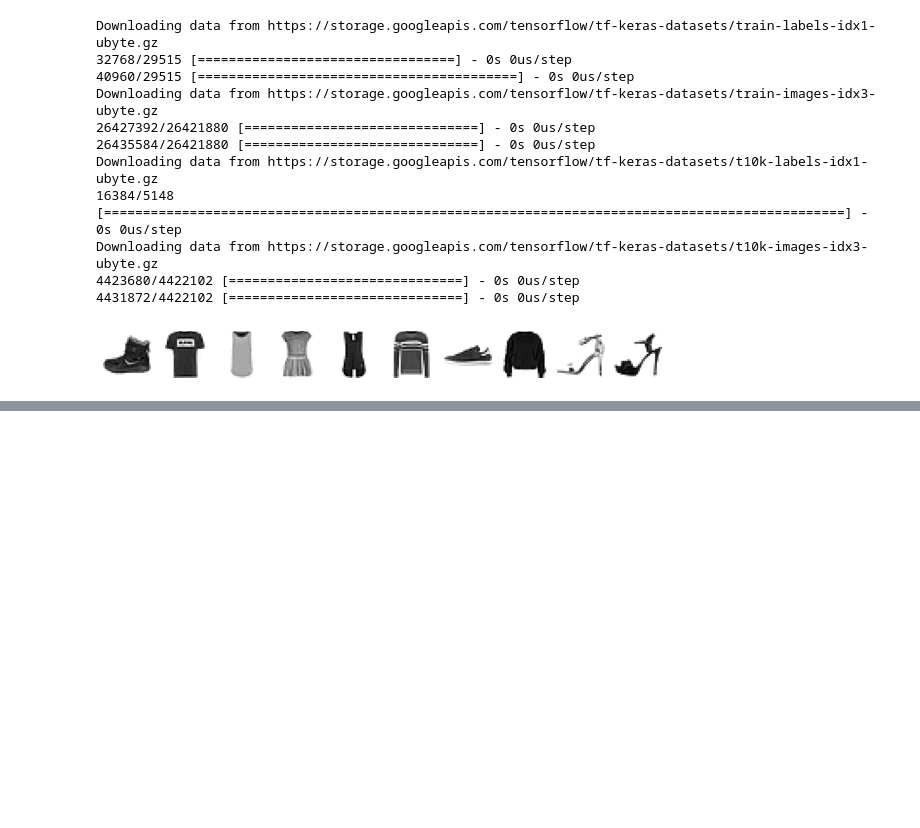
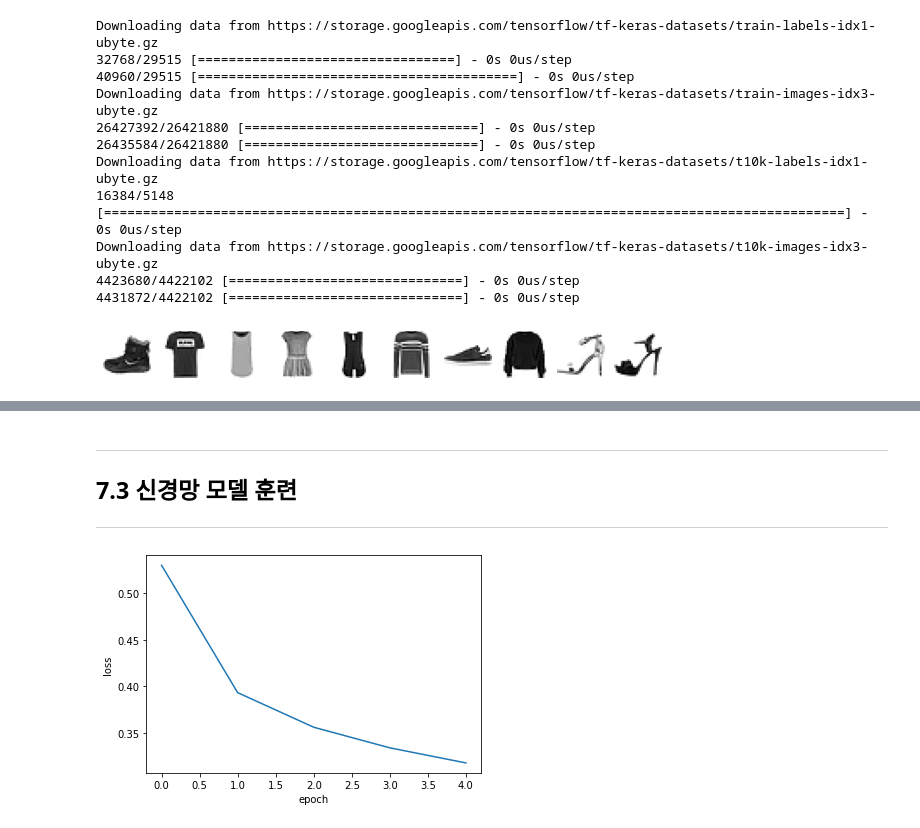
Before and after one commit to keizikang/self_study_mldl, a Jupyter notebook: 혼공머신_7장.ipynb, the cells around one changed output, grey strips where cells are left out. Cells and saved outputs as stored; diff of their text form; code cells hidden in the pictures; blank space fills up the shorter version.

```diff
--- a/혼공머신_7장.ipynb
+++ b/혼공머신_7장.ipynb
@@ -38,0 +357,12 @@ plt.show()
+# %%
+# Adam을 사용
+model = keras.Sequential()
+model.add(keras.layers.Flatten(input_shape=(28, 28)))
+model.add(keras.layers.Dense(100, activation='relu'))
+model.add(keras.layers.Dense(10, activation='softmax'))
+
+# 컴파일, 훈련
+model.compile(optimizer='adam',
+              loss='sparse_categorical_crossentropy',
+              metrics='accuracy')
+model.fit(train_scaled, train_target, epochs=5)
@@ -38,0 +387,40 @@ plt.show()
+# %% [markdown]
+---
+
+## 7.3 신경망 모델 훈련
+
+---
+# %%
+# 데이터 준비
+from tensorflow import keras
+from sklearn.model_selection import train_test_split
+(train_input, train_target), (test_input, test_target) = \
+keras.datasets.fashion_mnist.load_data()
+train_scaled = train_input / 255.0
+train_scaled, val_scaled, train_target, val_target = train_test_split(
+    train_scaled, train_target, test_size=0.2, random_state=42)
+# %%
+# 신경망 모델에 레이어를 추가하는 함수
+def model_fn(a_layer=None):
+  model = keras.Sequential()
+  model.add(keras.layers.Flatten(input_shape=(28, 28)))
+  model.add(keras.layers.Dense(100, activation='relu'))
+  if a_layer:
+    model.add(a_layer)
+  model.add(keras.layers.Dense(10, activation='softmax'))
+  return model
+# %%
+# 모델 생성, 컴파일, 훈련 및 히스토리 생성
+model = model_fn()
+model.compile(loss='sparse_categorical_crossentropy',
+              metrics='accuracy')
+history = model.fit(train_scaled, train_target, epochs=5, verbose=0)
+# %%
+# 히스토리를 이용해 에포크마다 손실을 plot
+import matplotlib.pyplot as plt
+plt.plot(history.history['loss'])
+plt.xlabel('epoch')
+plt.ylabel('loss')
+plt.show()
+# %% [output]
+[figure, added]
```
Also changed, not shown: parts of 39 cells of this notebook.
